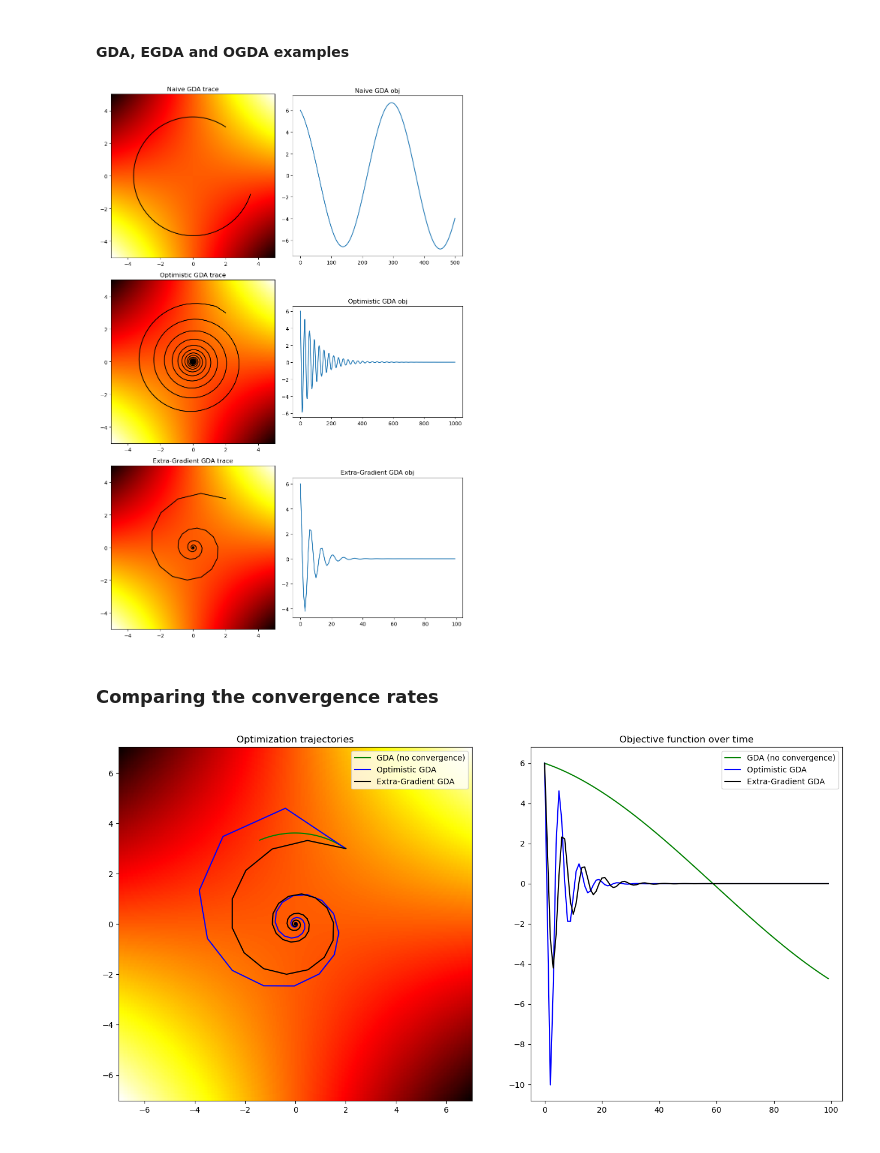
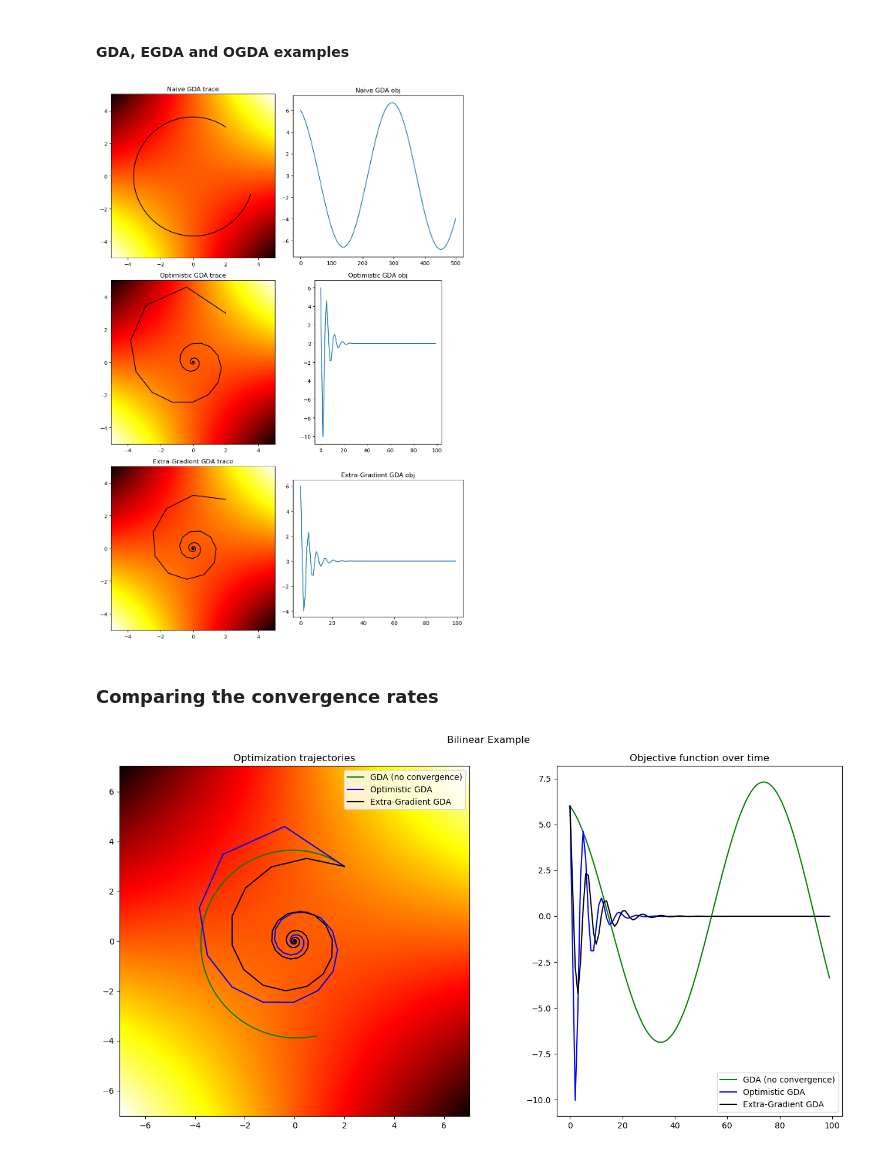
Before and after one commit to RenardDesNeiges/CIRL_Experiments, a Jupyter notebook: minmax_opt.ipynb, the cells around one changed output. Saved outputs shown, nothing was run; the diff lists cells and outputs as text; code cells hidden in the pictures.

```diff
--- a/minmax_opt.ipynb
+++ b/minmax_opt.ipynb
@@ -44,8 +48,15 @@ it is an extremely simple bilinear form where $A = [1]$. We will try to run and
 # %%
 @jax.jit
-def simple_2d_objective(x,y):
+def simple_bilinear_objective(x,y):
     return x * y
 
+@jax.jit
+def simple_concave_convex_objective(x,y):
+    return x*y + x**2 - y**2
+
 """plot the function"""
-_, ax = plt.subplots(); plot_scalar_field(ax,simple_2d_objective); plt.show()
+_, ax = plt.subplots(1,2);
+plot_scalar_field(ax[0],simple_bilinear_objective); ax[0].set_title('Bilinear objective')
+plot_scalar_field(ax[1],simple_concave_convex_objective); ax[1].set_title('Concave-convex objective')
+plt.show()
 # %% [output]
@@ -58,11 +69,11 @@ fig, ax = plt.subplots(3,2,figsize = (2*sz,3*sz))
 
 """ Solving with GDA """
 x = 2.; y = 3.;
-xs,ys,fs = NaiveGDA.solve(simple_2d_objective,x,y,500,0.01,1.)
+xs,ys,fs = NaiveGDA.solve(simple_bilinear_objective,x,y,500,0.01,1.)
 
 """ Nice little plot to see in all
 details how the algorithm miserably fails """
-plot_scalar_field(ax[0,0],simple_2d_objective,lims=[-5,5,-5,5]);
+plot_scalar_field(ax[0,0],simple_bilinear_objective,lims=[-5,5,-5,5]);
 ax[0,0].plot(xs,ys,color='k')
 ax[0,1].plot(fs) ; ax[0,1].set_aspect(35)
 ax[0,0].set_title('Naive GDA trace')
@@ -70,23 +81,23 @@ ax[0,1].set_title('Naive GDA obj')
 
 """ Solving with Optimistic GDA """
 x = 2.; y = 3.;
-xs,ys,fs = OptimiticGDA.solve(simple_2d_objective,x,y,1000,0.1,1.)
+xs,ys,fs = OptimiticGDA.solve(simple_bilinear_objective,x,y,100,0.4,1.)
 
 """ Nice little plot to see in all
 details how the algorithm miserably fails """
-plot_scalar_field(ax[1,0],simple_2d_objective,lims=[-5,5,-5,5])
+plot_scalar_field(ax[1,0],simple_bilinear_objective,lims=[-5,5,-5,5])
 ax[1,0].plot(xs,ys,color='k')
-ax[1,1].plot(fs) ; ax[1,1].set_aspect(55)
+ax[1,1].plot(fs) ; ax[1,1].set_aspect(8)
 ax[1,0].set_title('Optimistic GDA trace')
 ax[1,1].set_title('Optimistic GDA obj')
 
 """ Solving with Extra-Gradient GDA """
 x = 2.; y = 3.;
-xs,ys,fs = ExtraGradientGDA.solve(simple_2d_objective,x,y,100,0.4,1.)
+xs,ys,fs = ExtraGradientGDA.solve(simple_bilinear_objective,x,y,100,0.5,1.)
 
 """ Nice little plot to see in all
 details how the algorithm miserably fails """
-plot_scalar_field(ax[2,0],simple_2d_objective,lims=[-5,5,-5,5])
+plot_scalar_field(ax[2,0],simple_bilinear_objective,lims=[-5,5,-5,5])
 ax[2,0].plot(xs,ys,color='k')
 ax[2,1].plot(fs) ; ax[2,1].set_aspect(8);
 ax[2,0].set_title('Extra-Gradient GDA trace')
@@ -94,34 +105,35 @@ ax[2,1].set_title('Extra-Gradient GDA obj')
 
 fig.tight_layout(); plt.show() # display the plots
 # %% [output]
-[figure, old version]
+[figure, new version]
 # %% [markdown]
 ### Comparing the convergence rates
 # %%
 sz = 7
-fig, ax = plt.subplots(1,2, figsize=(2*sz,sz)); plot_scalar_field(ax[0],simple_2d_objective,lims=[-7,7,-7,7]);
+fig, ax = plt.subplots(1,2, figsize=(2*sz,sz)); plot_scalar_field(ax[0],simple_bilinear_objective,lims=[-7,7,-7,7]);
 
 x = 2.; y = 3.;
-xs,ys,fs = GDA_solve(simple_2d_objective,x,y,100,0.01,1.)
+xs,ys,fs = NaiveGDA.solve(simple_bilinear_objective,x,y,100,0.04,1.)
 ax[0].plot(xs,ys,color='g')
 ax[1].plot(fs, color='g') ;
 
 x = 2.; y = 3.;
-xs,ys,fs = OGDA_solve(simple_2d_objective,x,y,100,0.4,1.)
+xs,ys,fs = OptimiticGDA.solve(simple_bilinear_objective,x,y,100,0.4,1.)
 ax[0].plot(xs,ys,color='b')
 ax[1].plot(fs, color='b') ;
 
 x = 2.; y = 3.;
-xs,ys,fs = EGDA_solve(simple_2d_objective,x,y,100,0.4,1.)
+xs,ys,fs = ExtraGradientGDA.solve(simple_bilinear_objective,x,y,100,0.4,1.)
 ax[0].plot(xs,ys,color='k')
 ax[1].plot(fs,color='k') ;
 
 ax[1].set_aspect(7);
 
 ax[0].set_title('Optimization trajectories')
 ax[0].legend(['GDA (no convergence)','Optimistic GDA','Extra-Gradient GDA'])
 ax[1].legend(['GDA (no convergence)','Optimistic GDA','Extra-Gradient GDA'])
 ax[1].set_title('Objective function over time')
+fig.suptitle('Bilinear Example')
 fig.tight_layout(); plt.show() # plot the function
 # %% [output]
-[figure, old version]
+[figure, new version]
```
Also changed, not shown: parts of 3 cells of this notebook, 1 other file.
